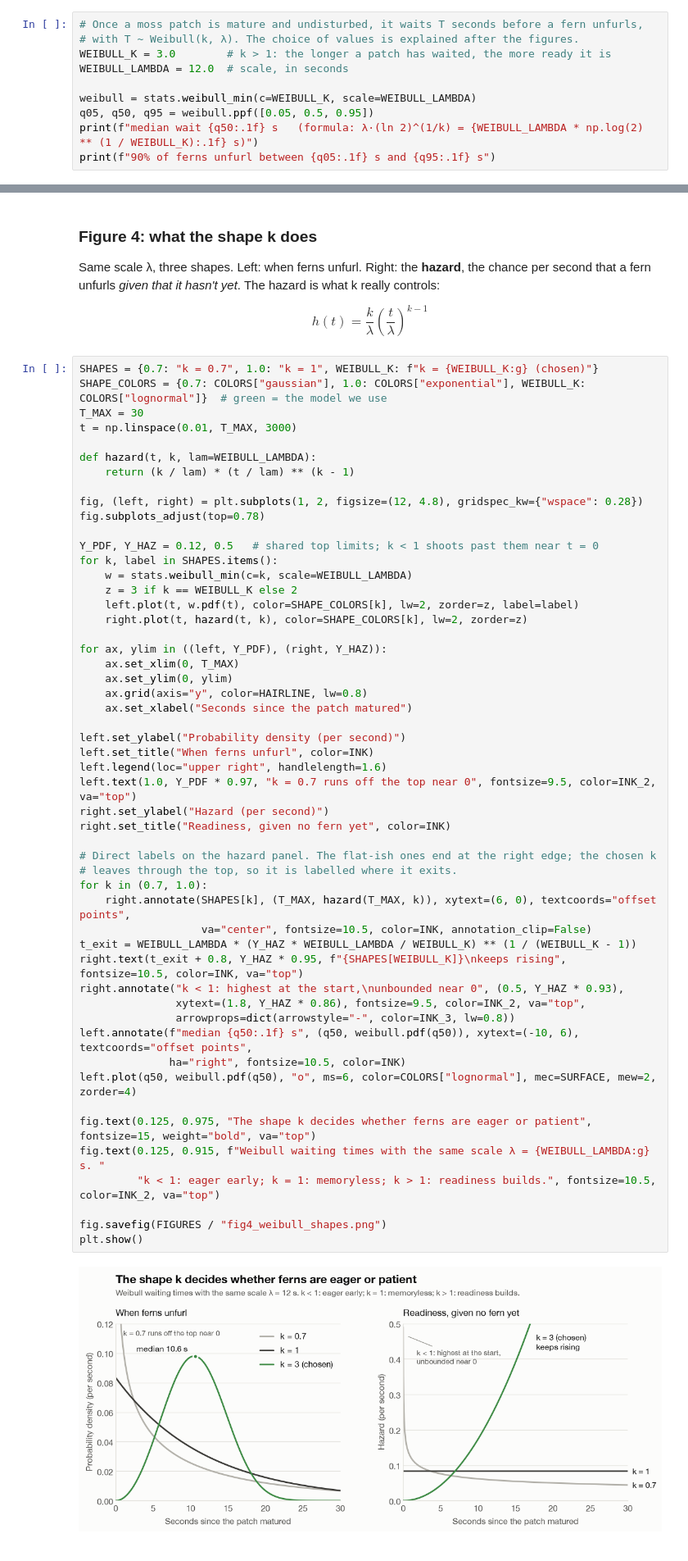
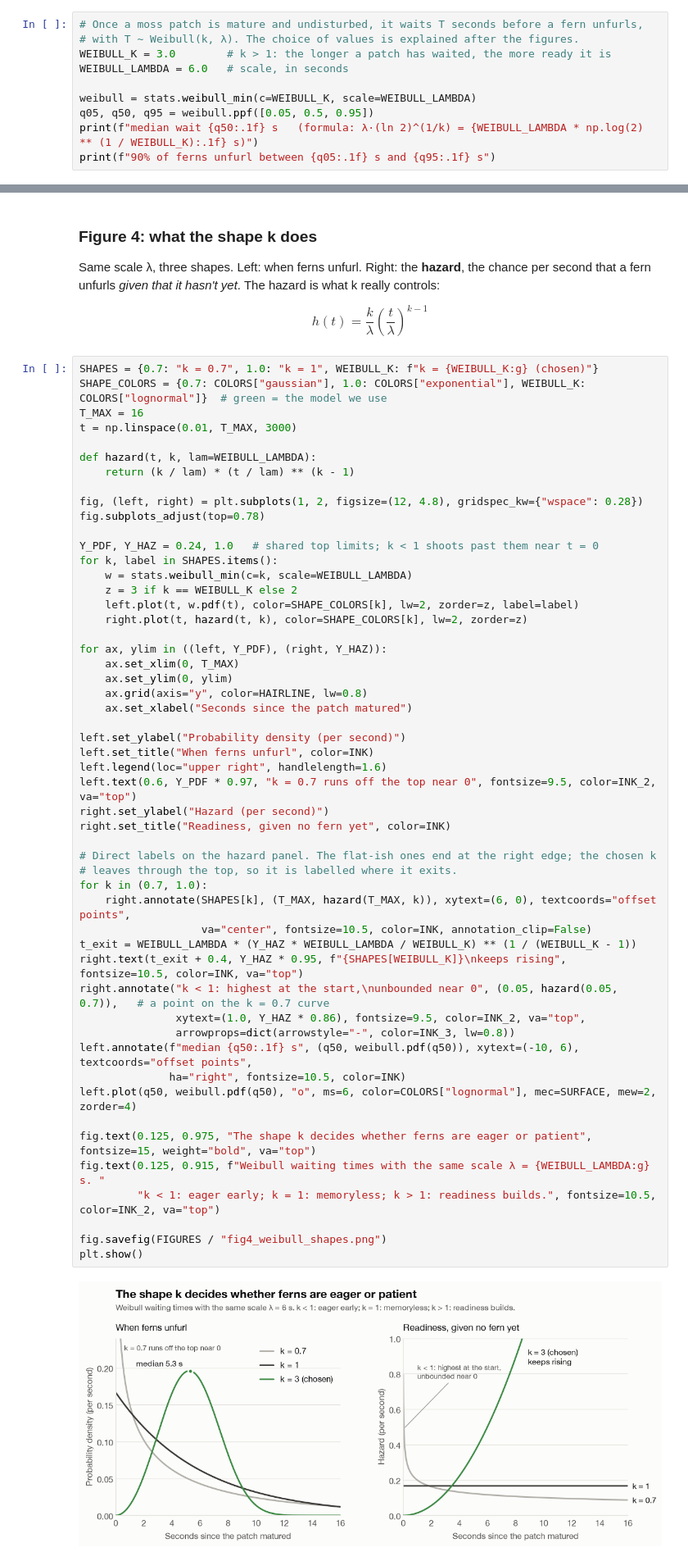
Before and after one commit to PrithviHegde/moss, a Jupyter notebook: notebook/moss.ipynb, the cells around one changed output, grey strips where cells are left out. Shown at 82% size. Drawn from its saved outputs; the diff is of its cells as text.

```diff
--- a/notebook/moss.ipynb
+++ b/notebook/moss.ipynb
@@ -372,7 +372,7 @@ The scale $\lambda$ stretches the timescale.
 # Once a moss patch is mature and undisturbed, it waits T seconds before a fern unfurls,
 # with T ~ Weibull(k, λ). The choice of values is explained after the figures.
 WEIBULL_K = 3.0        # k > 1: the longer a patch has waited, the more ready it is
-WEIBULL_LAMBDA = 12.0  # scale, in seconds
+WEIBULL_LAMBDA = 6.0   # scale, in seconds
 
 weibull = stats.weibull_min(c=WEIBULL_K, scale=WEIBULL_LAMBDA)
 q05, q50, q95 = weibull.ppf([0.05, 0.5, 0.95])
@@ -390,7 +390,7 @@ $$h(t) = \frac{k}{\lambda}\left(\frac{t}{\lambda}\right)^{k-1}$$
 # %%
 SHAPES = {0.7: "k = 0.7", 1.0: "k = 1", WEIBULL_K: f"k = {WEIBULL_K:g} (chosen)"}
 SHAPE_COLORS = {0.7: COLORS["gaussian"], 1.0: COLORS["exponential"], WEIBULL_K: COLORS["lognormal"]}  # green = the model we use
-T_MAX = 30
+T_MAX = 16
 t = np.linspace(0.01, T_MAX, 3000)
 
 def hazard(t, k, lam=WEIBULL_LAMBDA):
@@ -399,7 +399,7 @@ def hazard(t, k, lam=WEIBULL_LAMBDA):
 fig, (left, right) = plt.subplots(1, 2, figsize=(12, 4.8), gridspec_kw={"wspace": 0.28})
 fig.subplots_adjust(top=0.78)
 
-Y_PDF, Y_HAZ = 0.12, 0.5   # shared top limits; k < 1 shoots past them near t = 0
+Y_PDF, Y_HAZ = 0.24, 1.0   # shared top limits; k < 1 shoots past them near t = 0
 for k, label in SHAPES.items():
     w = stats.weibull_min(c=k, scale=WEIBULL_LAMBDA)
     z = 3 if k == WEIBULL_K else 2
@@ -409,38 +409,38 @@ for k, label in SHAPES.items():
 for ax, ylim in ((left, Y_PDF), (right, Y_HAZ)):
     ax.set_xlim(0, T_MAX)
     ax.set_ylim(0, ylim)
     ax.grid(axis="y", color=HAIRLINE, lw=0.8)
     ax.set_xlabel("Seconds since the patch matured")
 
 left.set_ylabel("Probability density (per second)")
 left.set_title("When ferns unfurl", color=INK)
 left.legend(loc="upper right", handlelength=1.6)
-left.text(1.0, Y_PDF * 0.97, "k = 0.7 runs off the top near 0", fontsize=9.5, color=INK_2, va="top")
+left.text(0.6, Y_PDF * 0.97, "k = 0.7 runs off the top near 0", fontsize=9.5, color=INK_2, va="top")
 right.set_ylabel("Hazard (per second)")
 right.set_title("Readiness, given no fern yet", color=INK)
 
 # Direct labels on the hazard panel. The flat-ish ones end at the right edge; the chosen k
 # leaves through the top, so it is labelled where it exits.
 for k in (0.7, 1.0):
     right.annotate(SHAPES[k], (T_MAX, hazard(T_MAX, k)), xytext=(6, 0), textcoords="offset points",
                    va="center", fontsize=10.5, color=INK, annotation_clip=False)
 t_exit = WEIBULL_LAMBDA * (Y_HAZ * WEIBULL_LAMBDA / WEIBULL_K) ** (1 / (WEIBULL_K - 1))
-right.text(t_exit + 0.8, Y_HAZ * 0.95, f"{SHAPES[WEIBULL_K]}\nkeeps rising", fontsize=10.5, color=INK, va="top")
-right.annotate("k < 1: highest at the start,\nunbounded near 0", (0.5, Y_HAZ * 0.93),
-               xytext=(1.8, Y_HAZ * 0.86), fontsize=9.5, color=INK_2, va="top",
+right.text(t_exit + 0.4, Y_HAZ * 0.95, f"{SHAPES[WEIBULL_K]}\nkeeps rising", fontsize=10.5, color=INK, va="top")
+right.annotate("k < 1: highest at the start,\nunbounded near 0", (0.05, hazard(0.05, 0.7)),   # a point on the k = 0.7 curve
+               xytext=(1.0, Y_HAZ * 0.86), fontsize=9.5, color=INK_2, va="top",
                arrowprops=dict(arrowstyle="-", color=INK_3, lw=0.8))
 left.annotate(f"median {q50:.1f} s", (q50, weibull.pdf(q50)), xytext=(-10, 6), textcoords="offset points",
               ha="right", fontsize=10.5, color=INK)
 left.plot(q50, weibull.pdf(q50), "o", ms=6, color=COLORS["lognormal"], mec=SURFACE, mew=2, zorder=4)
 
 fig.text(0.125, 0.975, "The shape k decides whether ferns are eager or patient", fontsize=15, weight="bold", va="top")
 fig.text(0.125, 0.915, f"Weibull waiting times with the same scale λ = {WEIBULL_LAMBDA:g} s. "
          "k < 1: eager early; k = 1: memoryless; k > 1: readiness builds.", fontsize=10.5, color=INK_2, va="top")
 
 fig.savefig(FIGURES / "fig4_weibull_shapes.png")
 plt.show()
 # %% [output]
-[figure, old version]
+[figure, new version]
 # %% [markdown]
 ### Sampling by inverse transform
 
```
Also changed, not shown: parts of 5 cells of this notebook, 3 other files.
